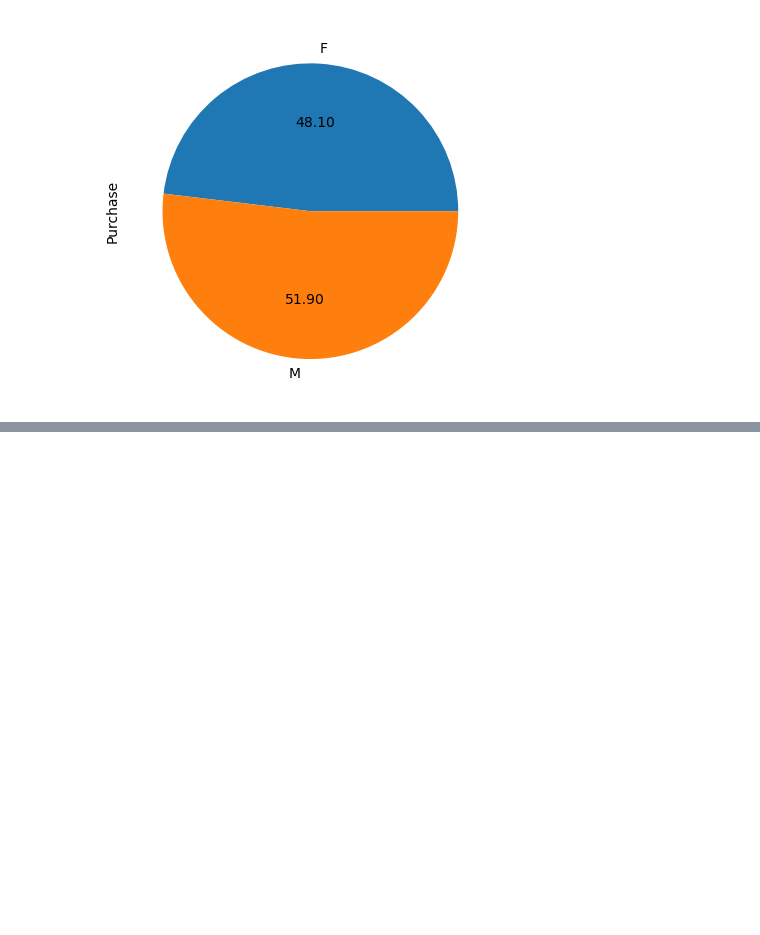
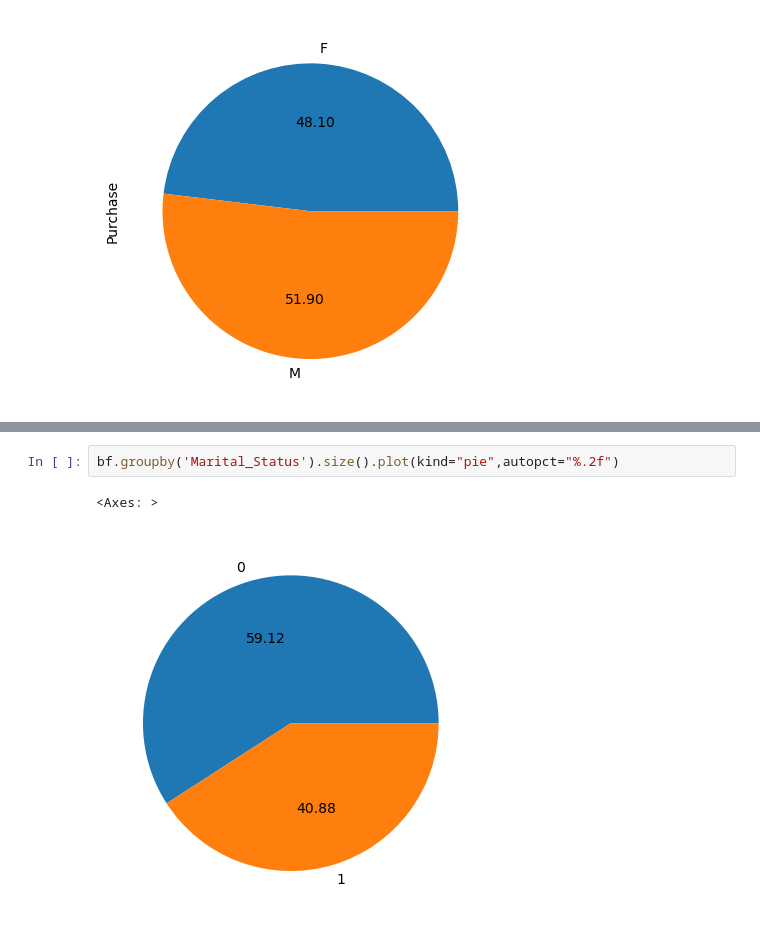
Before and after one commit to harika16-mangu/Black_Friday_Sales_DataAnalysis, a Jupyter notebook: Untitled.ipynb, the cells around one changed output, grey strips where cells are left out. Drawn from its saved outputs; the diff is of its cells as text; blank space fills up the shorter version.

```diff
--- a/Untitled.ipynb
+++ b/Untitled.ipynb
@@ -198,0 +256,5 @@ bf.groupby('Gender')['Purchase'].mean().plot(kind='pie',autopct="%.2f")
+# %%
+bf.groupby('Marital_Status').size().plot(kind="pie",autopct="%.2f")
+# %% [output]
+<Axes: >
+[figure, added]
```
Also changed, not shown: parts of 27 cells of this notebook.
